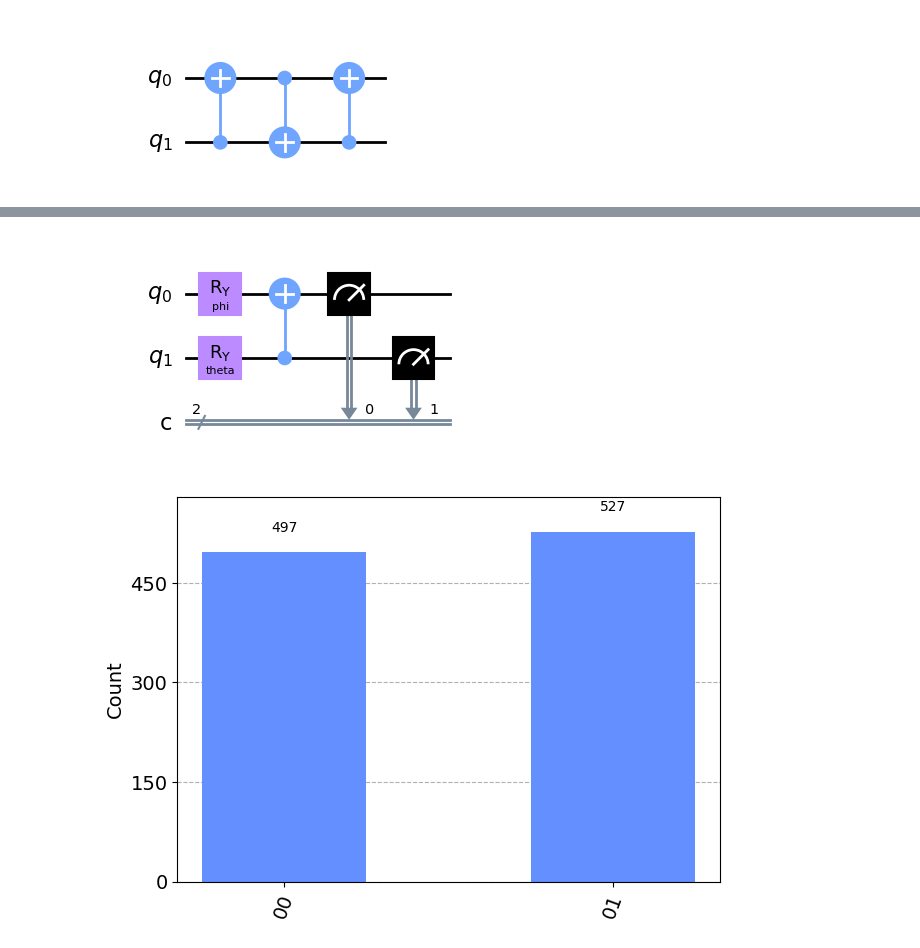
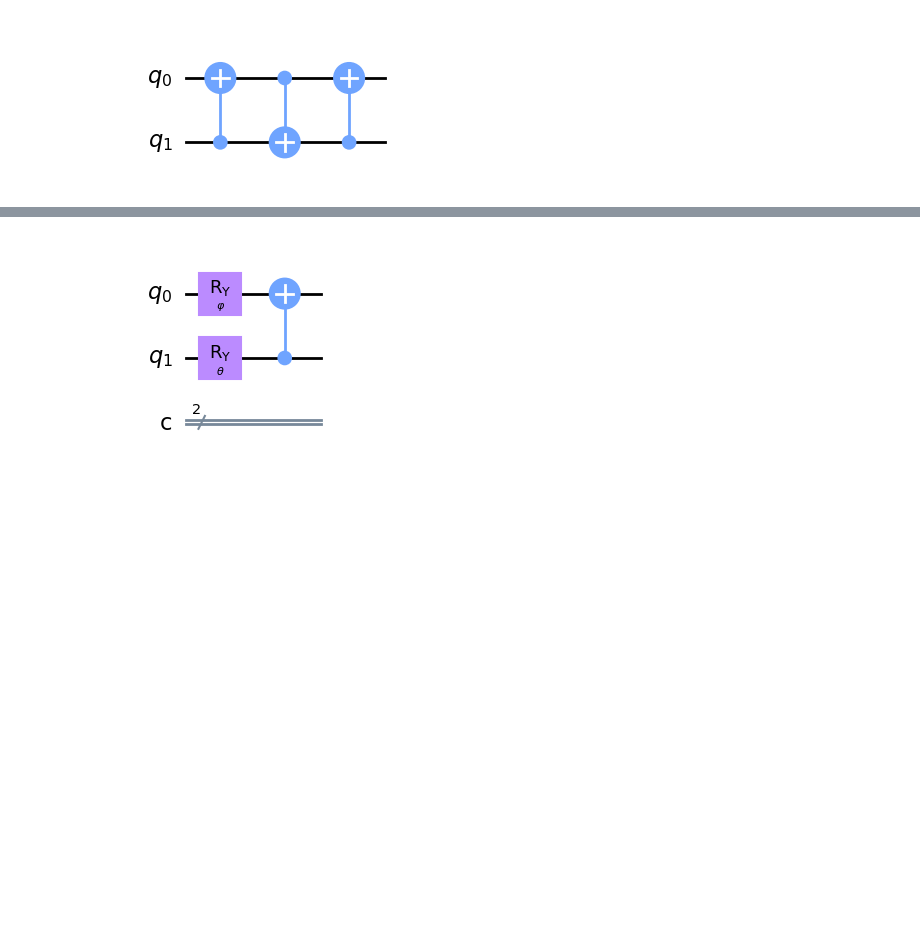
Before and after one commit to oremark24/qc-tud-2023, a Jupyter notebook: 03_More_gates.ipynb, the cells around one changed output, grey strips where cells are left out. Cells and saved outputs as stored; diff of their text form; code cells hidden in the pictures; blank space fills up the shorter version.

```diff
--- a/03_More_gates.ipynb
+++ b/03_More_gates.ipynb
@@ -32,35 +40,24 @@ You are in the quantum pet shop, located somewhere in superposition of Louisenst
 # %%
 from qiskit.circuit import Parameter
 from qiskit import QuantumCircuit
 from qiskit_aer import AerSimulator
 from qiskit.visualization import plot_histogram
 from qiskit.quantum_info import Statevector
 import math
 
-phi = Parameter('phi')
-theta = Parameter('theta')
+phi = Parameter('$\\varphi$')
+theta = Parameter('$\\theta$')
 
-config_a = {phi: math.pi/2, theta: 0}
-config_b = {phi: 0, theta: math.pi/2}
+bundle_a = {phi: math.pi/2, theta: 0}
+bundle_b = {phi: 0, theta: math.pi/2}
 
 qc = QuantumCircuit(2,2)
 qc.ry(phi, 0)
 qc.ry(theta, 1)
 qc.cx(1,0)
 
-
-qc.measure([0,1], [0,1])
-
 display(qc.draw(output='mpl'))
 
-qc = qc.bind_parameters(config_a)
-
-backend = AerSimulator(shots=1024)
-job = backend.run(qc)
-result = job.result()
-counts = result.get_counts()
-
-display(plot_histogram(counts))
+qc = qc.bind_parameters(bundle_a)
 # %% [output]
-[figure, old version]
+[figure, new version]
-[figure, removed]
```
Also changed, not shown: parts of 4 cells of this notebook.
